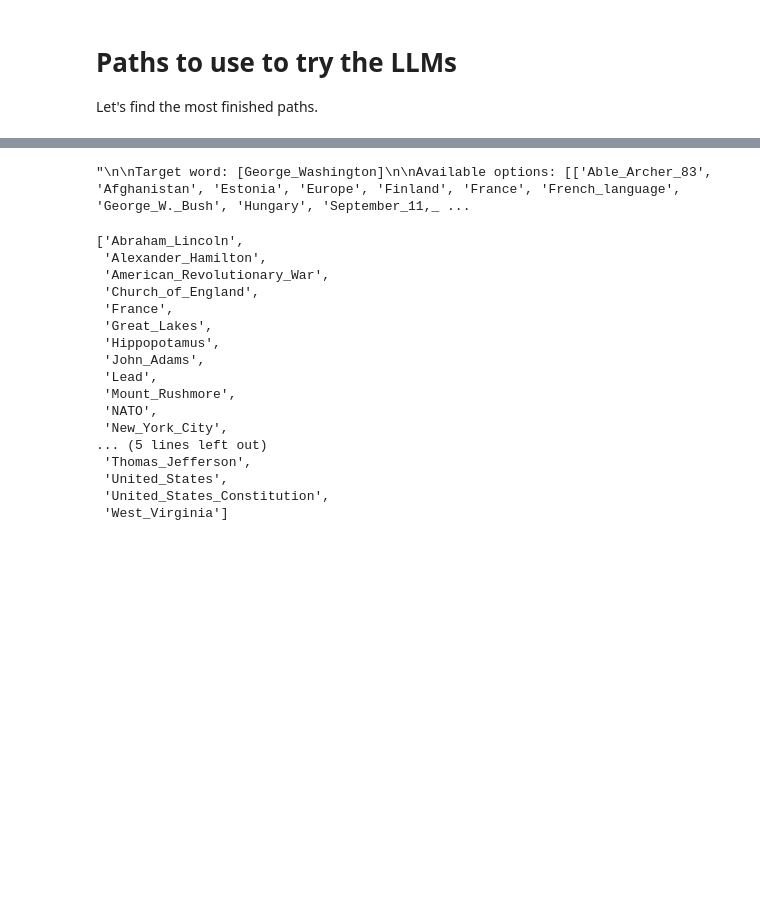
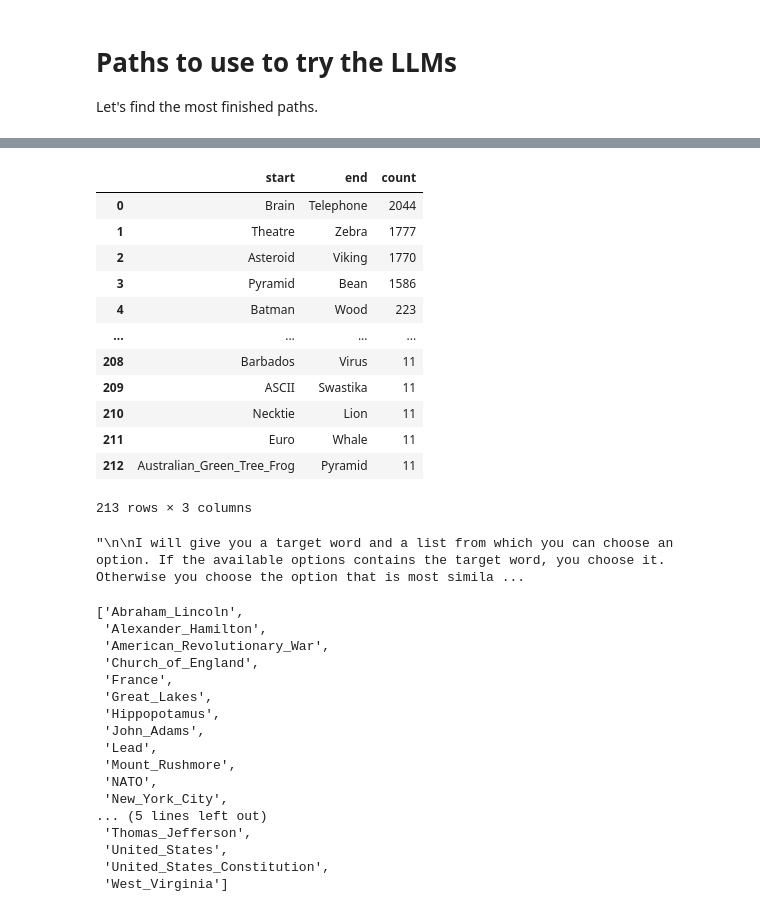
Before and after one commit to epfl-ada/ada-2024-project-outlier-1, a Jupyter notebook: test_ollama.ipynb, the cells around one changed output, grey strips where cells are left out. Saved outputs shown, nothing was run; the diff lists cells and outputs as text; code cells hidden in the pictures; blank space fills up the shorter version.

```diff
--- a/test_ollama.ipynb
+++ b/test_ollama.ipynb
@@ -79,3 +110,20 @@ dtype: int64
+# %%
+by_path = by_path[by_path["count"] > 10]
+by_path
+# %% [output]
+|  | start | end | count |
+| 0 | Brain | Telephone | 2044 |
+| 1 | Theatre | Zebra | 1777 |
+| 2 | Asteroid | Viking | 1770 |
+| 3 | Pyramid | Bean | 1586 |
+| 4 | Batman | Wood | 223 |
+| ... | ... | ... | ... |
+| 208 | Barbados | Virus | 11 |
+| 209 | ASCII | Swastika | 11 |
+| 210 | Necktie | Lion | 11 |
+| 211 | Euro | Whale | 11 |
+| 212 | Australian_Green_Tree_Frog | Pyramid | 11 |
+213 rows × 3 columns
 # %%
 def get_links(article):
     """
@@ -103,6 +151,8 @@ def llm_input(target, links):
 
     return f"""
 
+I will give you a target word and a list from which you can choose an option. If the available options contains the target word, you choose it. Otherwise you choose the option that is most similar to it
+
 Target word: [{target}]
 
 Available options: [{links}]
@@ -115,7 +165,7 @@ Answer: Hence the choice is: '[ANSWER]' """
 
 llm_input('George_Washington', ['Able_Archer_83', 'Afghanistan', 'Estonia', 'Europe', 'Finland', 'France', 'French_language', 'George_W._Bush', 'Hungary', 'September_11,_2001_attacks', 'United_States'])
 # %% [output]
-"\n\nTarget word: [George_Washington]\n\nAvailable options: [['Able_Archer_83', 'Afghanistan', 'Estonia', 'Europe', 'Finland', 'France', 'French_language', 'George_W._Bush', 'Hungary', 'September_11,_ ...
+"\n\nI will give you a target word and a list from which you can choose an option. If the available options contains the target word, you choose it. Otherwise you choose the option that is most simila ...
 # %%
 get_links('George_Washington')
 # %% [output]
```
Also changed, not shown: parts of 12 cells of this notebook.
